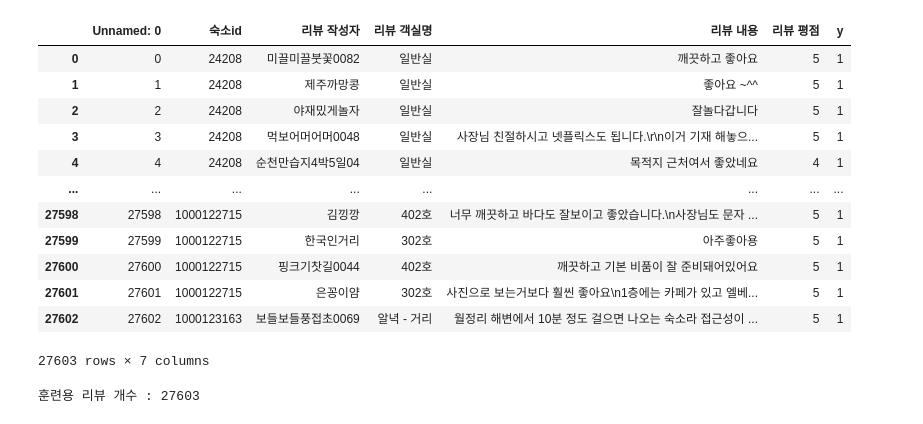
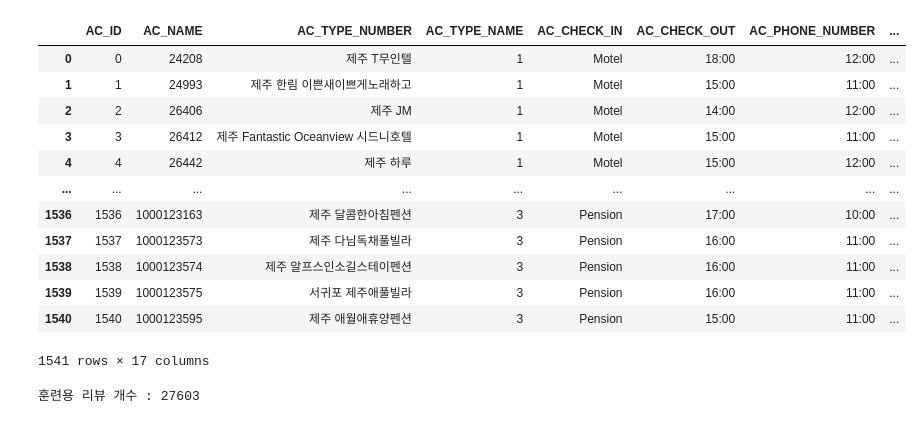
Before and after one commit to jasen8651/myfirstproject, a Jupyter notebook: 리뷰분석.ipynb, the cells around one changed output. Drawn from its saved outputs; the diff is of its cells as text; code cells hidden in the pictures.

```diff
--- a/리뷰분석.ipynb
+++ b/리뷰분석.ipynb
@@ -159,22 +166,24 @@ from tensorflow.keras.preprocessing.text import Tokenizer
 from tensorflow.keras.preprocessing.sequence import pad_sequences
 # %%
 #데이터 읽기
-df = pd.read_csv("/content/drive/MyDrive/python_demo/리뷰정보크롤링긍정부정.csv", encoding='cp949')
+# df = pd.read_csv("/content/drive/MyDrive/python_demo/리뷰정보크롤링긍정부정.csv", encoding='cp949')
+# df
+df = pd.read_csv("/content/drive/MyDrive/python_demo/pdsample/숙소정보크롤링0227.csv", encoding='cp949')
 df
 # %% [output]
-|  | Unnamed: 0 | 숙소id | 리뷰 작성자 | 리뷰 객실명 | 리뷰 내용 | 리뷰 평점 | y |
-| 0 | 0 | 24208 | 미끌미끌붓꽃0082 | 일반실 | 깨끗하고 좋아요 | 5 | 1 |
-| 1 | 1 | 24208 | 제주까망콩 | 일반실 | 좋아요 ~^^ | 5 | 1 |
-| 2 | 2 | 24208 | 야재밌게놀자 | 일반실 | 잘놀다갑니다 | 5 | 1 |
-| 3 | 3 | 24208 | 먹보어머어머0048 | 일반실 | 사장님 친절하시고 넷플릭스도 됩니다.\r\n이거 기재 해놓으... | 5 | 1 |
-| 4 | 4 | 24208 | 순천만습지4박5일04 | 일반실 | 목적지 근처여서 좋았네요 | 4 | 1 |
-| ... | ... | ... | ... | ... | ... | ... | ... |
-| 27598 | 27598 | 1000122715 | 김낑깡 | 402호 | 너무 깨끗하고 바다도 잘보이고 좋았습니다.\n사장님도 문자 ... | 5 | 1 |
-| 27599 | 27599 | 1000122715 | 한국인거리 | 302호 | 아주좋아용 | 5 | 1 |
-| 27600 | 27600 | 1000122715 | 핑크기찻길0044 | 402호 | 깨끗하고 기본 비품이 잘 준비돼어있어요 | 5 | 1 |
-| 27601 | 27601 | 1000122715 | 은꽁이얌 | 302호 | 사진으로 보는거보다 훨씬 좋아요\n1층에는 카페가 있고 엘베... | 5 | 1 |
-| 27602 | 27602 | 1000123163 | 보들보들풍접초0069 | 알녁 - 거리 | 월정리 해변에서 10분 정도 걸으면 나오는 숙소라 접근성이 ... | 5 | 1 |
+|  | AC_ID | AC_NAME | AC_TYPE_NUMBER | AC_TYPE_NAME | AC_CHECK_IN | AC_CHECK_OUT | AC_PHONE_NUMBER | ... |
+| 0 | 0 | 24208 | 제주 T무인텔 | 1 | Motel | 18:00 | 12:00 | ... |
+| 1 | 1 | 24993 | 제주 한림 이쁜새이쁘게노래하고 | 1 | Motel | 15:00 | 11:00 | ... |
+| 2 | 2 | 26406 | 제주 JM | 1 | Motel | 14:00 | 12:00 | ... |
+| 3 | 3 | 26412 | 제주 Fantastic Oceanview 시드니호텔 | 1 | Motel | 15:00 | 11:00 | ... |
+| 4 | 4 | 26442 | 제주 하루 | 1 | Motel | 15:00 | 12:00 | ... |
+| ... | ... | ... | ... | ... | ... | ... | ... | ... |
+| 1536 | 1536 | 1000123163 | 제주 달콤한아침펜션 | 3 | Pension | 17:00 | 10:00 | ... |
+| 1537 | 1537 | 1000123573 | 제주 다님독채풀빌라 | 3 | Pension | 16:00 | 11:00 | ... |
+| 1538 | 1538 | 1000123574 | 제주 알프스인소길스테이펜션 | 3 | Pension | 16:00 | 11:00 | ... |
+| 1539 | 1539 | 1000123575 | 서귀포 제주애풀빌라 | 3 | Pension | 16:00 | 11:00 | ... |
+| 1540 | 1540 | 1000123595 | 제주 애월애휴양펜션 | 3 | Pension | 15:00 | 11:00 | ... |
-27603 rows × 7 columns
+1541 rows × 17 columns
 # %%
 print('훈련용 리뷰 개수 :',len(df)) # 훈련용 리뷰 개수 출력
 # %% [output]
```
Also changed, not shown: parts of 36 cells of this notebook.
